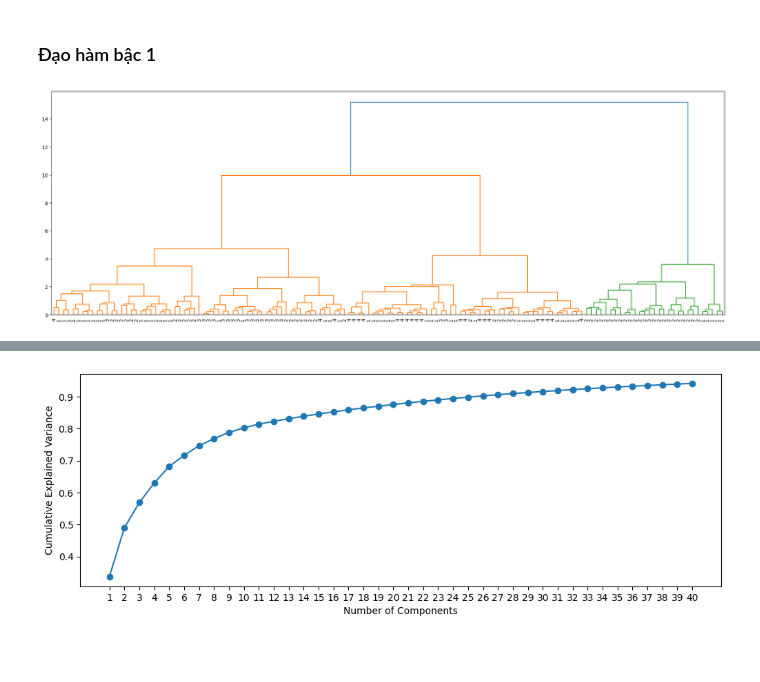
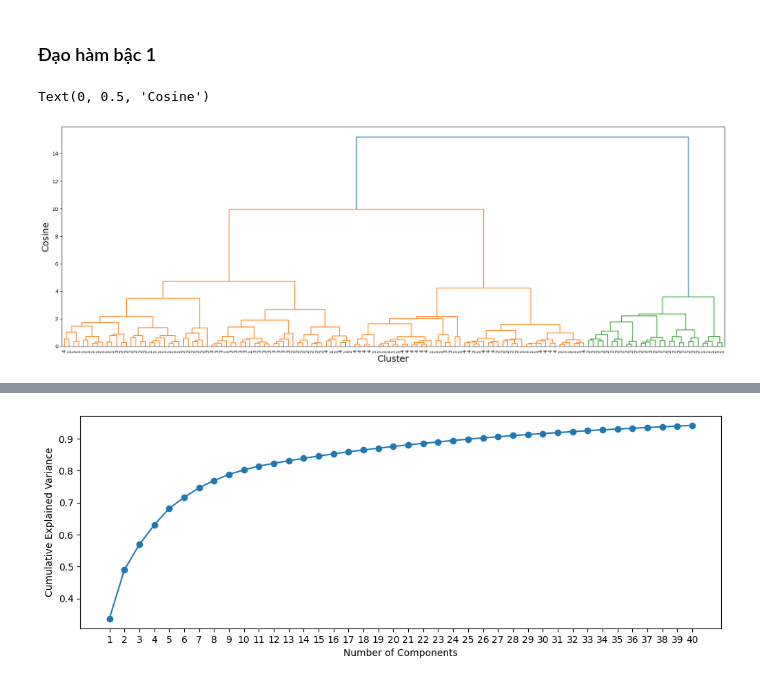
Before and after one commit to ChauBacHozz/IR_Cinnamon, a Jupyter notebook: VungTrong/CA.ipynb, the cells around one changed output, grey strips where cells are left out. Saved outputs shown, nothing was run; the diff lists cells and outputs as text; code cells hidden in the pictures; blank space fills up the shorter version.

```diff
--- a/VungTrong/CA.ipynb
+++ b/VungTrong/CA.ipynb
@@ -95,14 +137,17 @@ X_deriv1 = savgol_filter(X, window_length=25, polyorder=5, deriv=1)
 # %%
 df = pd.DataFrame(X_deriv1.T)
 corr = df.corr('pearson').values
 plt.figure(figsize=(24, 8))
 pdist = spc.distance.pdist(corr)
 linkage = spc.linkage(pdist, method='ward', metric='cosine')
 den = dendrogram(linkage,
             orientation='top',
             labels=y.values,
             distance_sort='descending',
             show_leaf_counts=True,
             leaf_font_size=10)
+plt.xlabel("Cluster", fontsize=18)
+plt.ylabel("Cosine", fontsize=18)
 # %% [output]
+Text(0, 0.5, 'Cosine')
-[figure, old version]
+[figure, new version]
```
Also changed, not shown: parts of 7 cells of this notebook, 4 other files.
